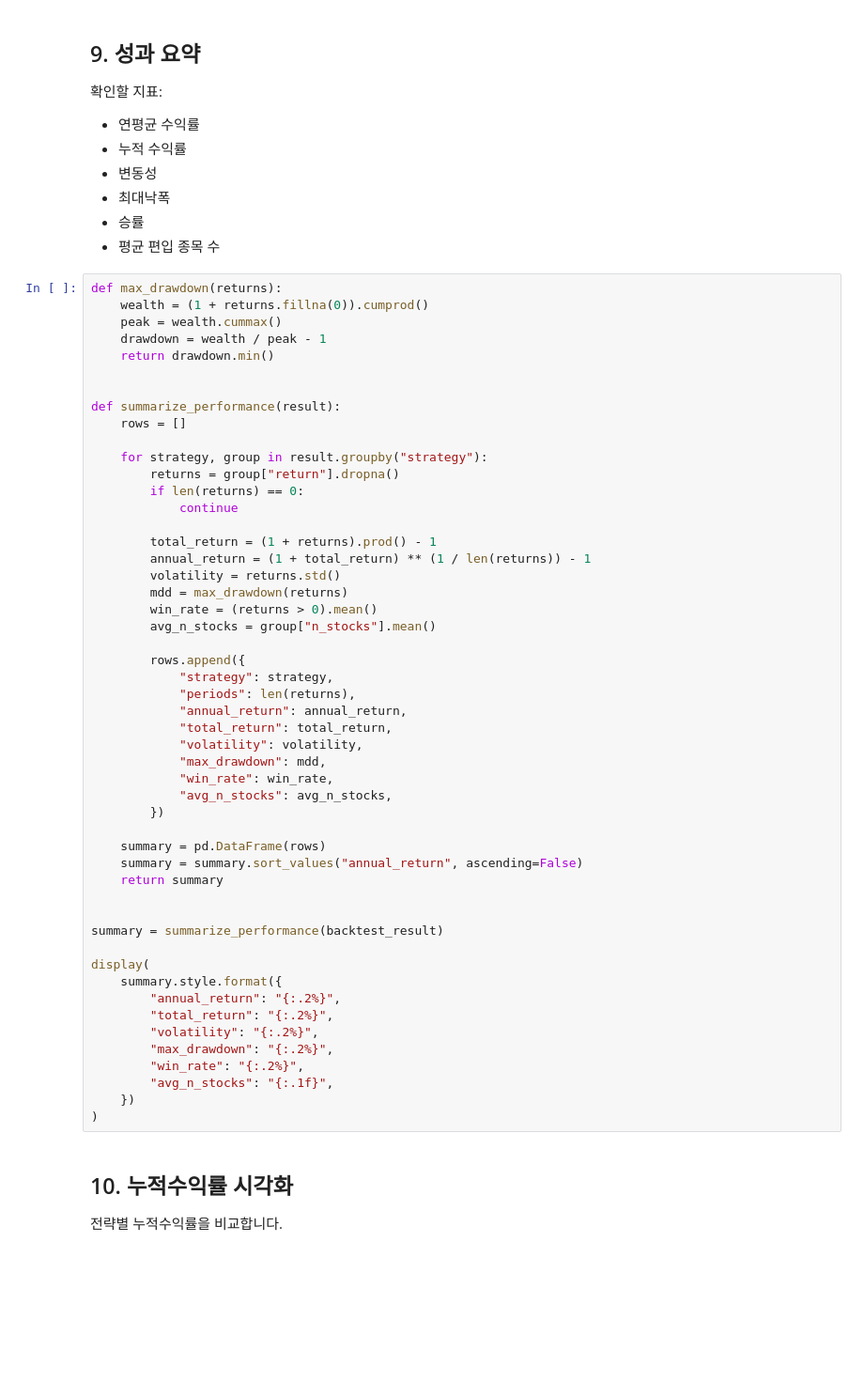
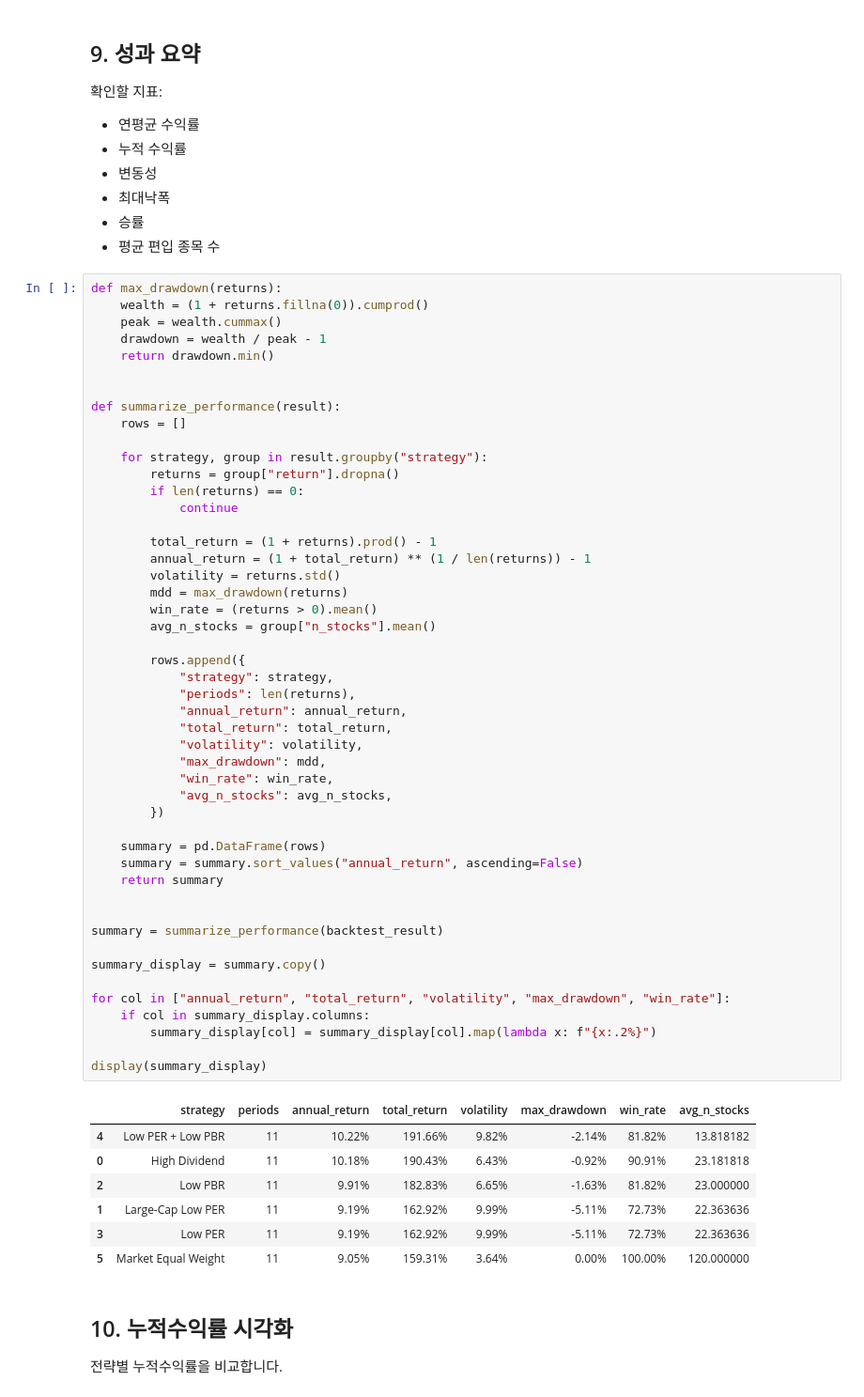
Before and after one commit to daonkim462/FinanceSeminar, a Jupyter notebook: financial_factor_backtesting_seminar.ipynb, the cells around one changed output. Shown at 94% size. Saved outputs shown, nothing was run; the diff lists cells and outputs as text; blank space fills up the shorter version.

```diff
--- a/financial_factor_backtesting_seminar.ipynb
+++ b/financial_factor_backtesting_seminar.ipynb
@@ -490,43 +541,48 @@ def summarize_performance(result):
     for strategy, group in result.groupby("strategy"):
         returns = group["return"].dropna()
         if len(returns) == 0:
             continue
 
         total_return = (1 + returns).prod() - 1
         annual_return = (1 + total_return) ** (1 / len(returns)) - 1
         volatility = returns.std()
         mdd = max_drawdown(returns)
         win_rate = (returns > 0).mean()
         avg_n_stocks = group["n_stocks"].mean()
 
         rows.append({
             "strategy": strategy,
             "periods": len(returns),
             "annual_return": annual_return,
             "total_return": total_return,
             "volatility": volatility,
             "max_drawdown": mdd,
             "win_rate": win_rate,
             "avg_n_stocks": avg_n_stocks,
         })
 
     summary = pd.DataFrame(rows)
     summary = summary.sort_values("annual_return", ascending=False)
     return summary
 
 
 summary = summarize_performance(backtest_result)
 
-display(
-    summary.style.format({
-        "annual_return": "{:.2%}",
-        "total_return": "{:.2%}",
-        "volatility": "{:.2%}",
-        "max_drawdown": "{:.2%}",
-        "win_rate": "{:.2%}",
-        "avg_n_stocks": "{:.1f}",
-    })
-)
+summary_display = summary.copy()
+
+for col in ["annual_return", "total_return", "volatility", "max_drawdown", "win_rate"]:
+    if col in summary_display.columns:
+        summary_display[col] = summary_display[col].map(lambda x: f"{x:.2%}")
+
+display(summary_display)
+# %% [output]
+|  | strategy | periods | annual_return | total_return | volatility | max_drawdown | win_rate | avg_n_stocks |
+| 4 | Low PER + Low PBR | 11 | 10.22% | 191.66% | 9.82% | -2.14% | 81.82% | 13.818182 |
+| 0 | High Dividend | 11 | 10.18% | 190.43% | 6.43% | -0.92% | 90.91% | 23.181818 |
+| 2 | Low PBR | 11 | 9.91% | 182.83% | 6.65% | -1.63% | 81.82% | 23.000000 |
+| 1 | Large-Cap Low PER | 11 | 9.19% | 162.92% | 9.99% | -5.11% | 72.73% | 22.363636 |
+| 3 | Low PER | 11 | 9.19% | 162.92% | 9.99% | -5.11% | 72.73% | 22.363636 |
+| 5 | Market Equal Weight | 11 | 9.05% | 159.31% | 3.64% | 0.00% | 100.00% | 120.000000 |
 # %% [markdown]
 ## 10. 누적수익률 시각화
 
```
Also changed, not shown: parts of 9 cells of this notebook.
